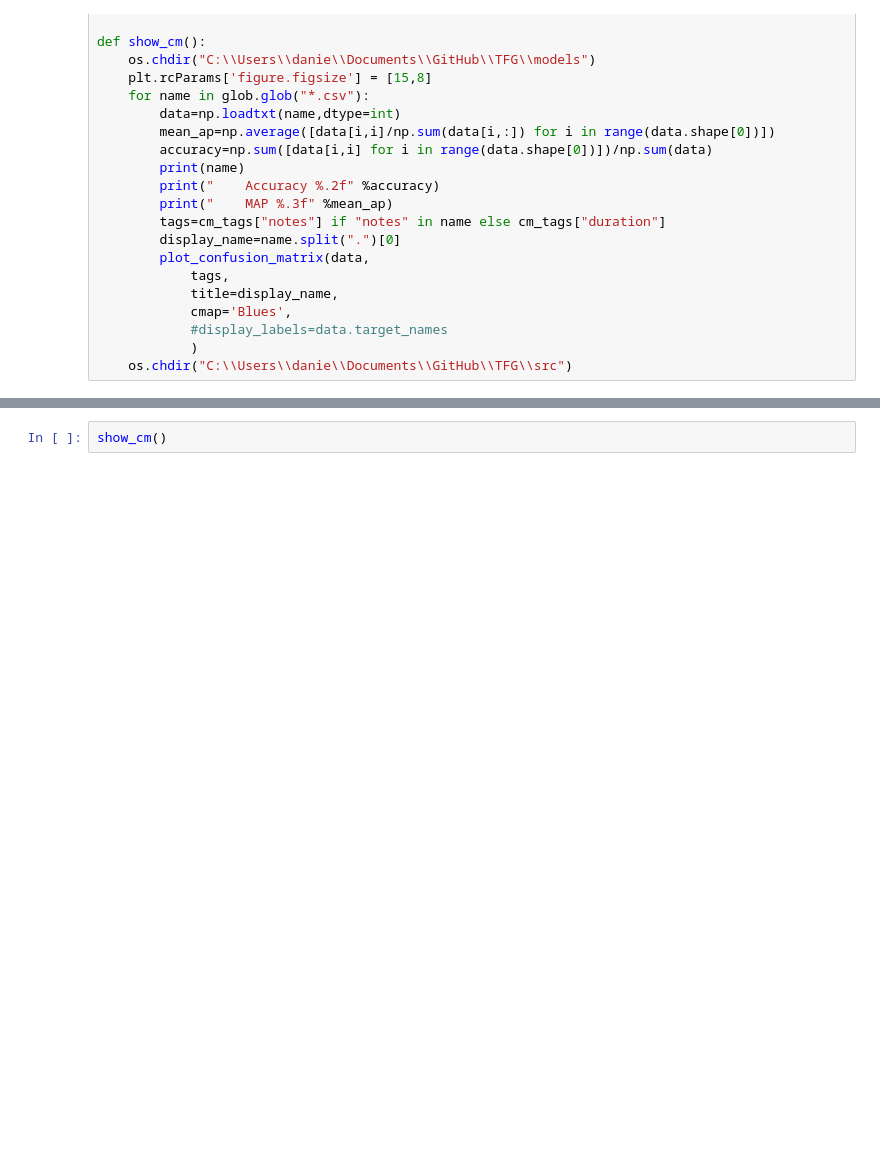
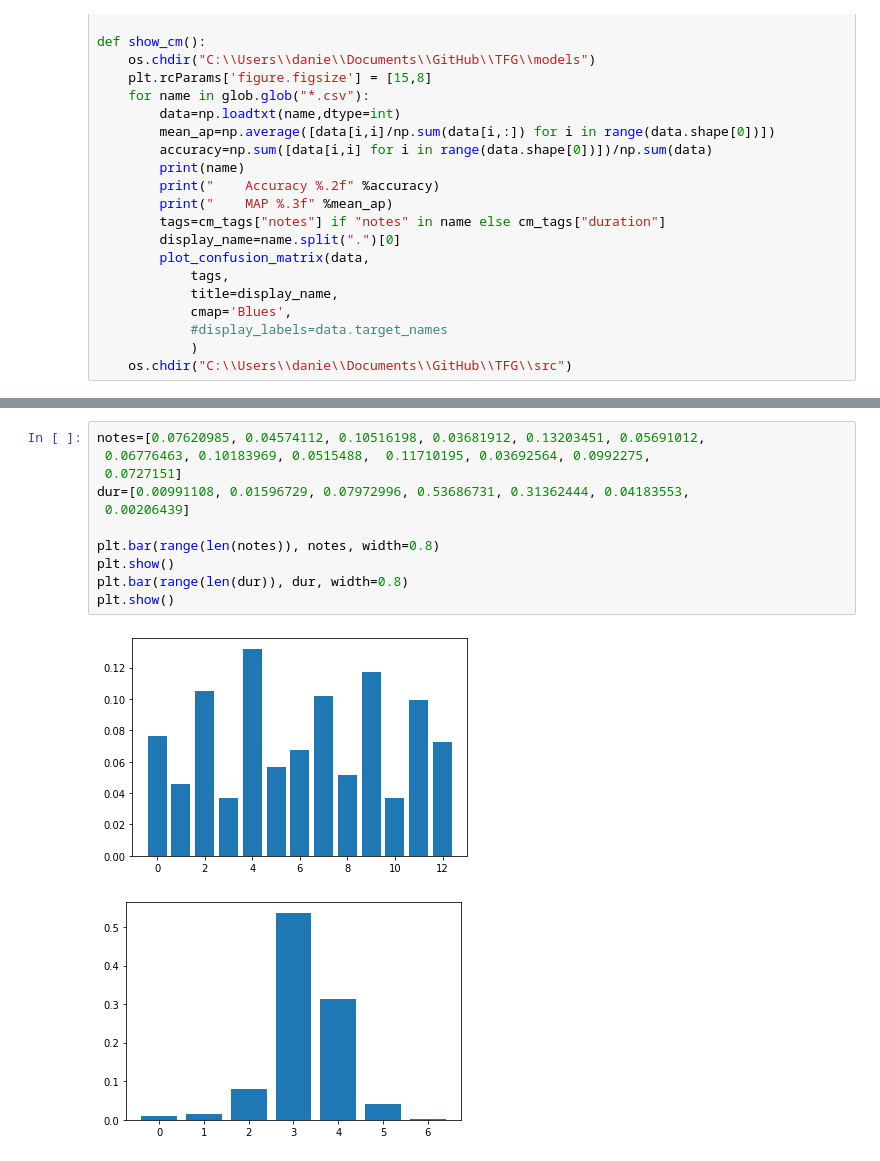
Before and after one commit to danielquinti/TFG, a Jupyter notebook: src/data_analysis/TFG.ipynb, the cells around one changed output, grey strips where cells are left out. Cells and saved outputs as stored; diff of their text form; blank space fills up the shorter version.

```diff
--- a/src/data_analysis/TFG.ipynb
+++ b/src/data_analysis/TFG.ipynb
@@ -85,4 +85,16 @@ ffwd_history.json
 lstm_history.json
 [interactive output not drawn]
 # %%
-show_cm()
+notes=[0.07620985, 0.04574112, 0.10516198, 0.03681912, 0.13203451, 0.05691012,
+ 0.06776463, 0.10183969, 0.0515488,  0.11710195, 0.03692564, 0.0992275,
+ 0.0727151]
+dur=[0.00991108, 0.01596729, 0.07972996, 0.53686731, 0.31362444, 0.04183553,
+ 0.00206439]
+
+plt.bar(range(len(notes)), notes, width=0.8)
+plt.show()
+plt.bar(range(len(dur)), dur, width=0.8)
+plt.show()
+# %% [output]
+[figure, added]
+[figure, added]
```
Also changed, not shown: 4 other files.
